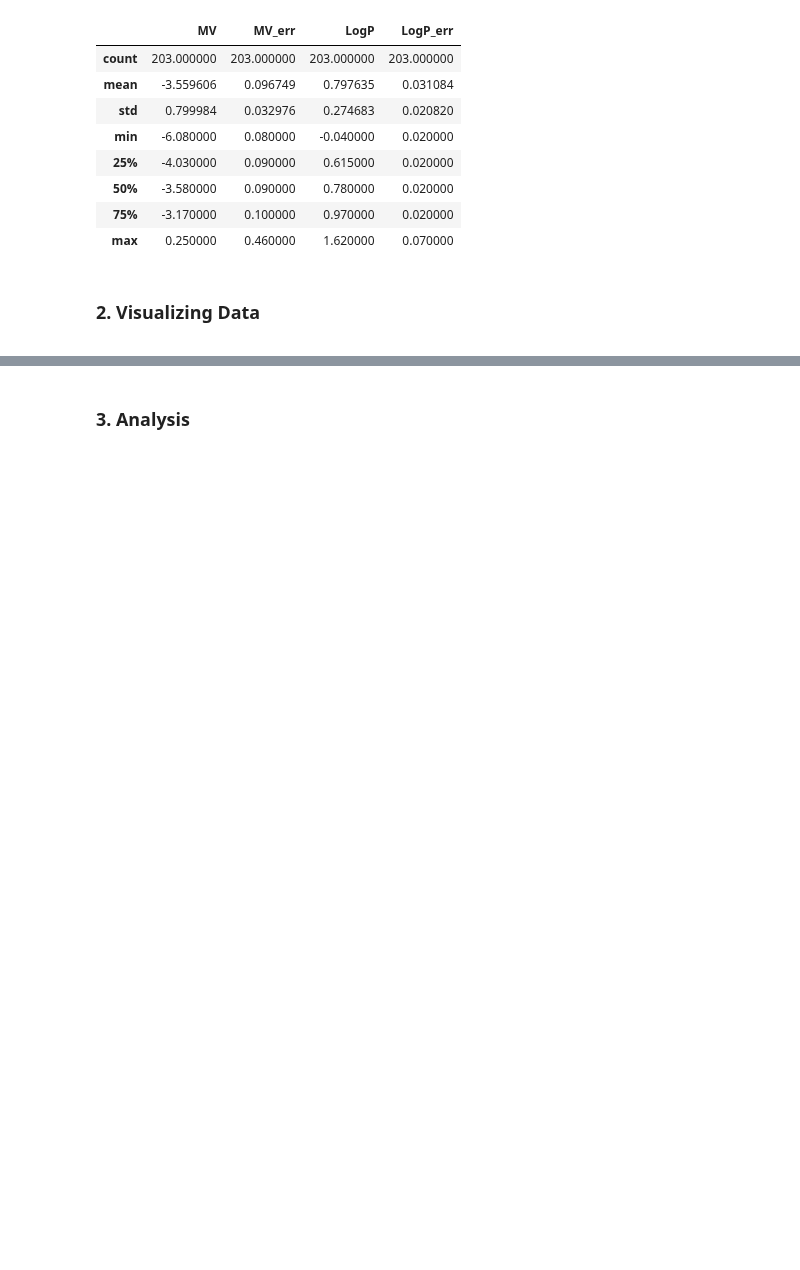
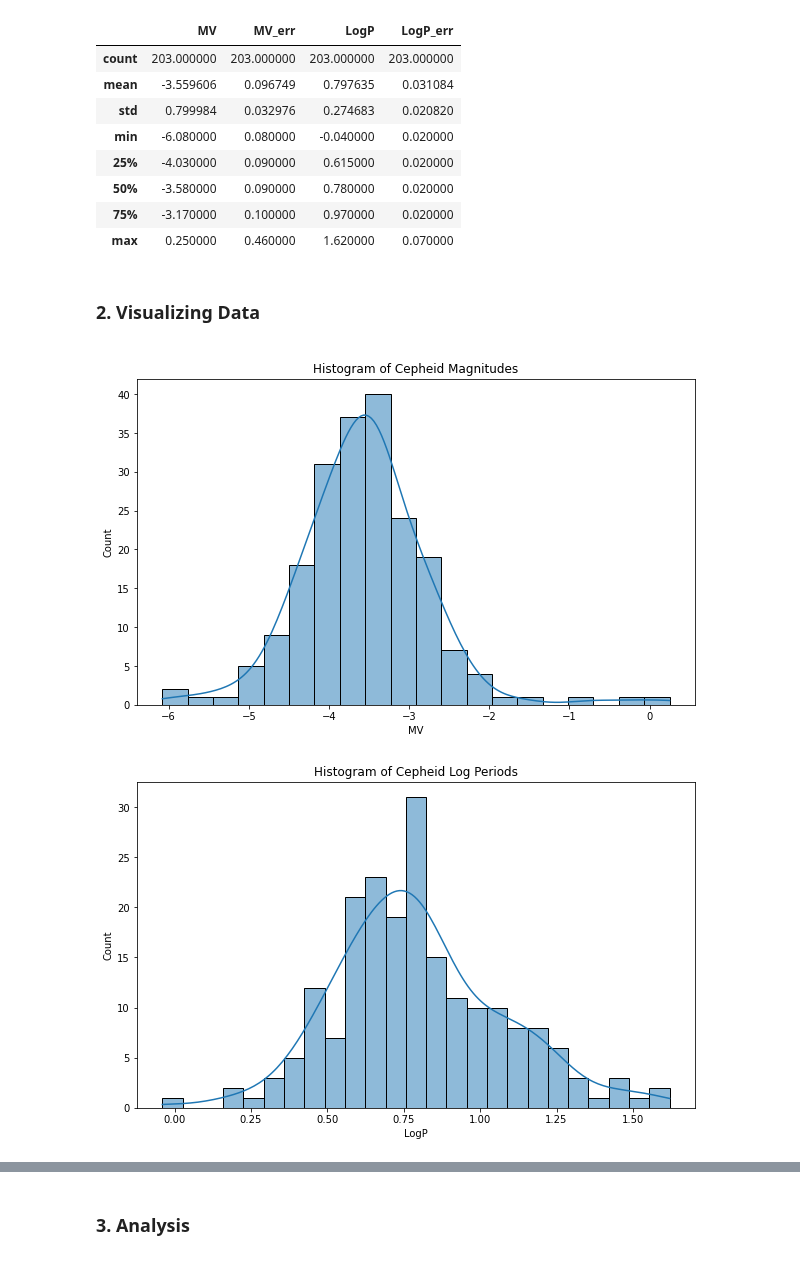
Before and after one commit to tylerbarna/AST5731-lab, a Jupyter notebook: Activity 08/Activity 08 -- Tyler Barna.ipynb, the cells around one changed output, grey strips where cells are left out. Drawn from its saved outputs; the diff is of its cells as text; code cells hidden in the pictures; blank space fills up the shorter version.

```diff
--- a/Activity 08/Activity 08 -- Tyler Barna.ipynb
+++ b/Activity 08/Activity 08 -- Tyler Barna.ipynb
@@ -90,3 +90,18 @@ display(df.describe())
 # %% [markdown]
 ### 2. Visualizing Data
 <a id='data'></a>
+# %%
+## plot histogram of magnitude with errors
+fig, ax = plt.subplots(figsize=(10,6), facecolor='white')
+sns.histplot(data=df, x='MV', kde=True, bins=20, ax=ax)
+ax.set_title('Histogram of Cepheid Magnitudes')
+plt.show();
+
+## plot histogram of log period with errors
+fig, ax = plt.subplots(figsize=(10,6), facecolor='white')
+sns.histplot(data=df, x='LogP', kde=True, bins=25, ax=ax)
+ax.set_title('Histogram of Cepheid Log Periods')
+plt.show();
+# %% [output]
+[figure, added]
+[figure, added]
```
Also changed, not shown: parts of 1 cell of this notebook.
